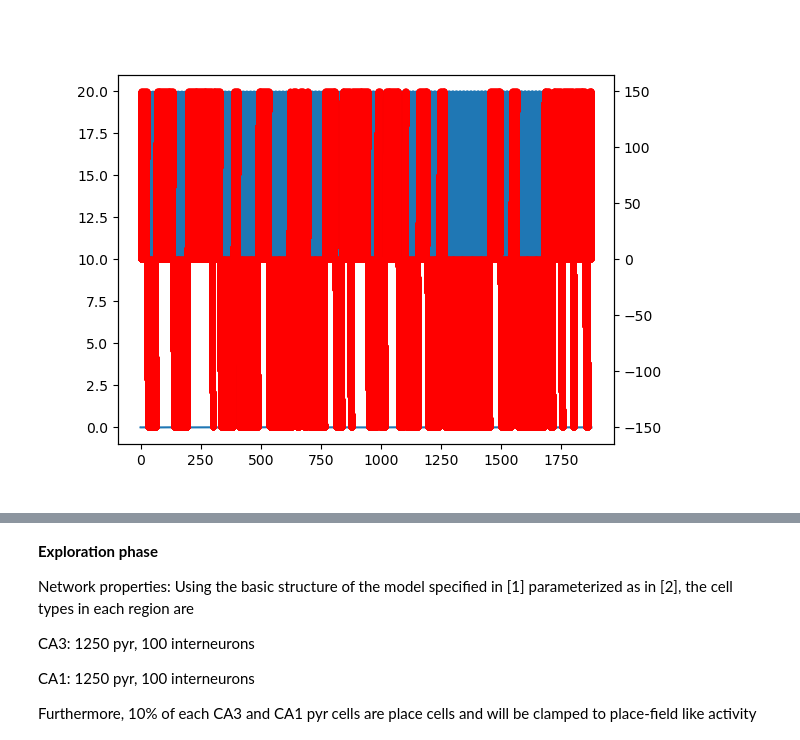
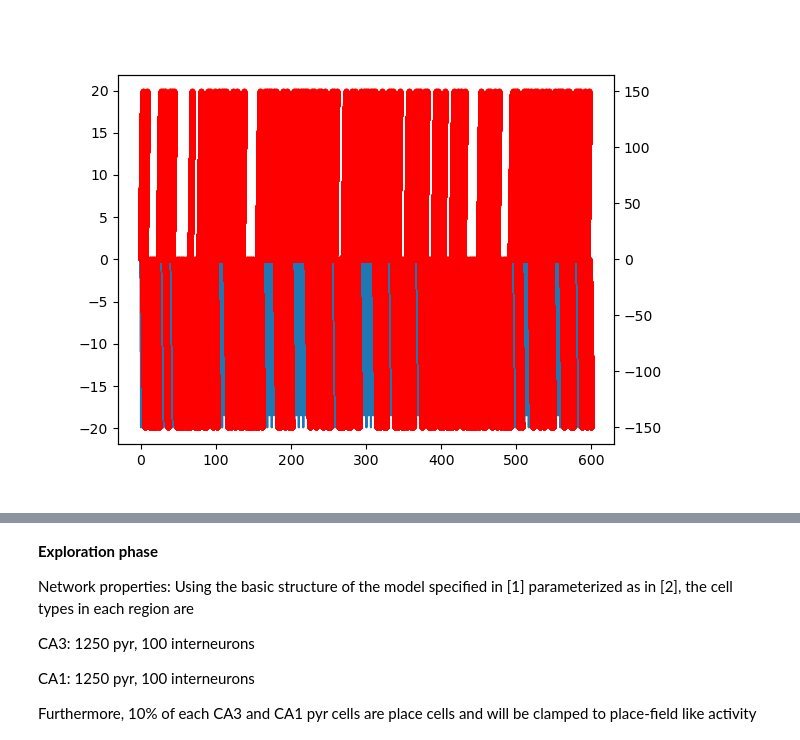
Before and after one commit to justidy1/IctalPlaceCell, a Jupyter notebook: explore_train_net.ipynb, the cells around one changed output, grey strips where cells are left out. Drawn from its saved outputs; the diff is of its cells as text; code cells hidden in the pictures.

```diff
--- a/explore_train_net.ipynb
+++ b/explore_train_net.ipynb
@@ -22,17 +126,17 @@ import place_field_gen as pfg
 # %%
 L_maze = 300
-maze = pfg.LineMaze(3600,L=L_maze)
-t,x,y = pfg.gen_traj(maze,500,0.1,40)
-r = pfg.firing_place_cell_linear(t,x,-30,L_maze,7)
+maze = LineMaze(3600,L=L_maze)
+t,x,y = gen_traj(maze,200,0.5,50)
+r = firing_place_cell_linear(t,x,30,L_maze)
 
 plt.close('all')
 plt.figure()
 plt.plot(t,r(t))
 plt.twinx()
 plt.plot(t,x,'.r')
 plt.show()
 # %% [output]
-[figure, old version]
+[figure, new version]
 # %%
 def accept_reject_spike(t0,tmax,r,r_max=20):
     t_spike = []
```
Also changed, not shown: parts of 8 cells of this notebook, 1 other file.
